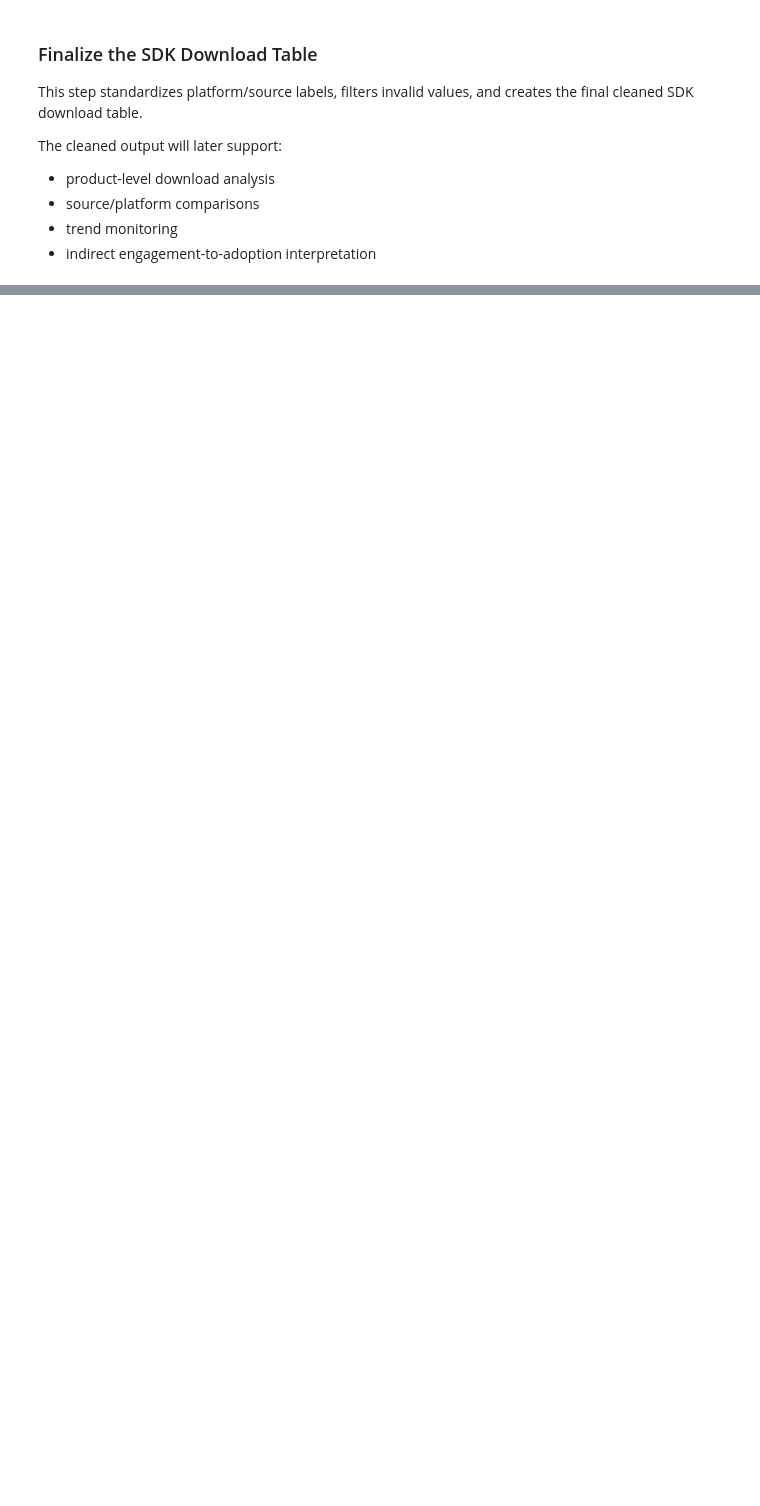
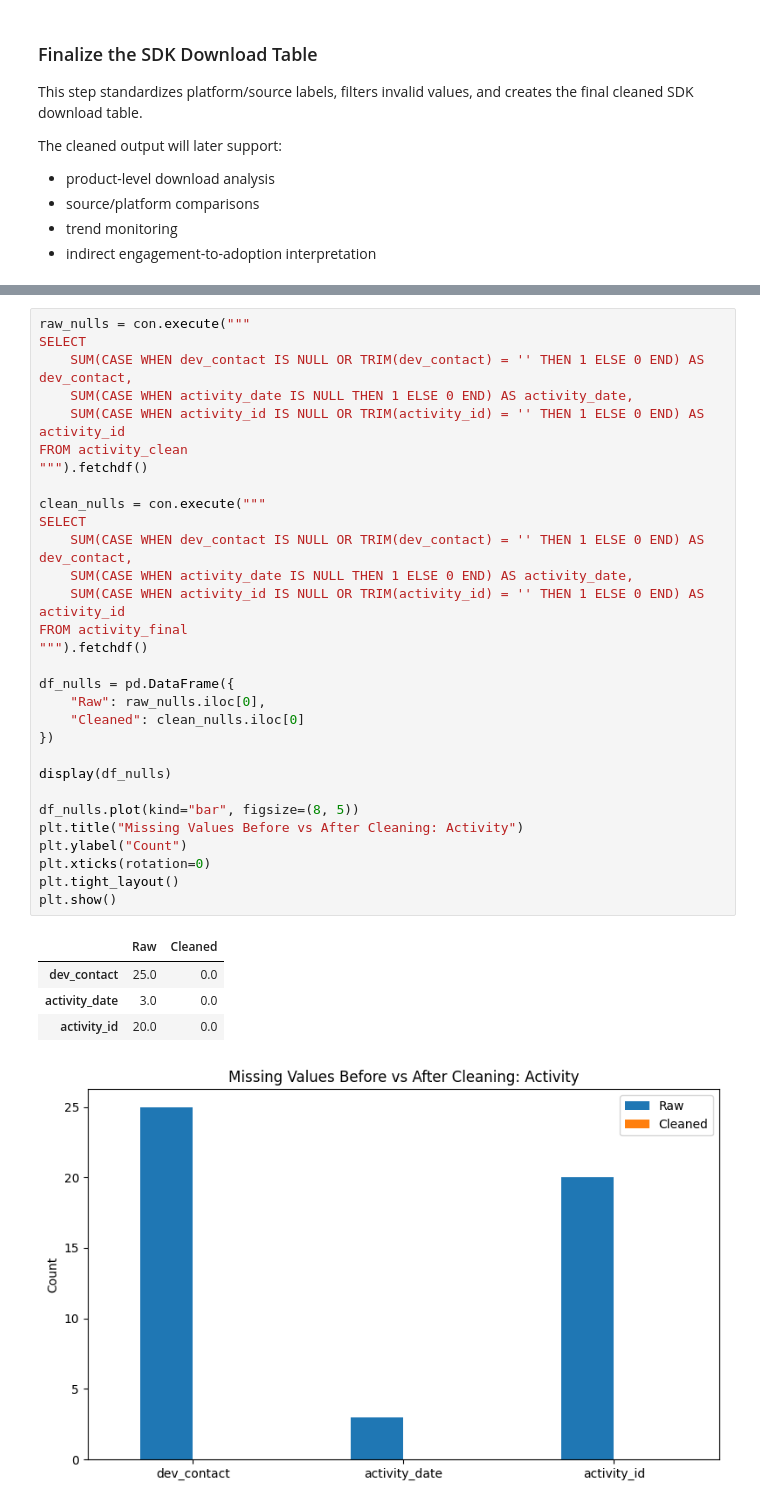
Before and after one commit to WBDoran/Spring2026_IndustryProject, a Jupyter notebook: Cleaning.ipynb, the cells around one changed output, grey strips where cells are left out. Cells and saved outputs as stored; diff of their text form; blank space fills up the shorter version.

```diff
--- a/Cleaning.ipynb
+++ b/Cleaning.ipynb
@@ -1395,0 +1259,36 @@ Rather than forcing all data to be retained, we prioritize:
+# %%
+raw_nulls = con.execute("""
+SELECT
+    SUM(CASE WHEN dev_contact IS NULL OR TRIM(dev_contact) = '' THEN 1 ELSE 0 END) AS dev_contact,
+    SUM(CASE WHEN activity_date IS NULL THEN 1 ELSE 0 END) AS activity_date,
+    SUM(CASE WHEN activity_id IS NULL OR TRIM(activity_id) = '' THEN 1 ELSE 0 END) AS activity_id
+FROM activity_clean
+""").fetchdf()
+
+clean_nulls = con.execute("""
+SELECT
+    SUM(CASE WHEN dev_contact IS NULL OR TRIM(dev_contact) = '' THEN 1 ELSE 0 END) AS dev_contact,
+    SUM(CASE WHEN activity_date IS NULL THEN 1 ELSE 0 END) AS activity_date,
+    SUM(CASE WHEN activity_id IS NULL OR TRIM(activity_id) = '' THEN 1 ELSE 0 END) AS activity_id
+FROM activity_final
+""").fetchdf()
+
+df_nulls = pd.DataFrame({
+    "Raw": raw_nulls.iloc[0],
+    "Cleaned": clean_nulls.iloc[0]
+})
+
+display(df_nulls)
+
+df_nulls.plot(kind="bar", figsize=(8, 5))
+plt.title("Missing Values Before vs After Cleaning: Activity")
+plt.ylabel("Count")
+plt.xticks(rotation=0)
+plt.tight_layout()
+plt.show()
+# %% [output]
+|  | Raw | Cleaned |
+| dev_contact | 25.0 | 0.0 |
+| activity_date | 3.0 | 0.0 |
+| activity_id | 20.0 | 0.0 |
+[figure, added]
```
Also changed, not shown: parts of 73 cells of this notebook, 23 other files.
